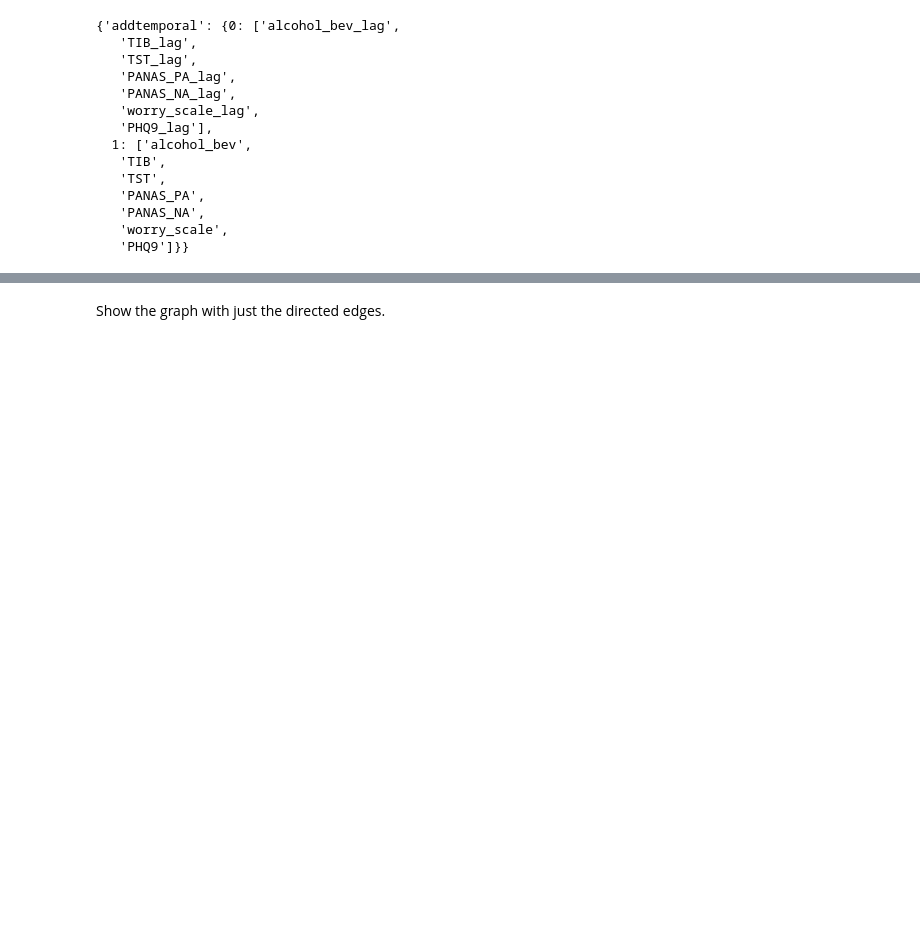
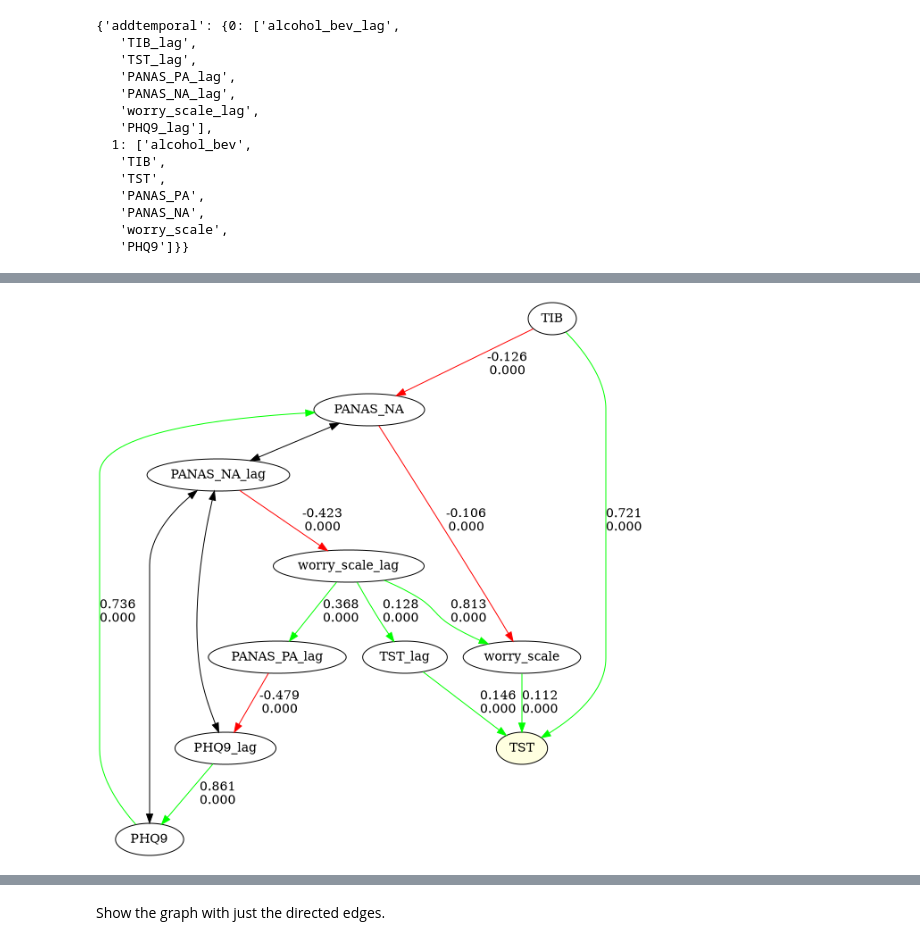
Before and after one commit to kelvinlim/fastcausal, a Jupyter notebook: fastcausal_demo_short.ipynb, the cells around one changed output, grey strips where cells are left out. Saved outputs shown, nothing was run; the diff lists cells and outputs as text; code cells hidden in the pictures; blank space fills up the shorter version.

```diff
--- a/fastcausal_demo_short.ipynb
+++ b/fastcausal_demo_short.ipynb
@@ -121,0 +154,9 @@ result, graph = fc.run_search(
+# %%
+from fastcausal.pipeline.metrics import get_ancestor_subgraph
+
+tst_graph = get_ancestor_subgraph(graph, ["TST"], mode='definite')
+
+# print the edges in the tst_graph
+print(f"Edges: {len(tst_graph.edges)}")
+for e in tst_graph.edges:
+    print(f"  {e}")
@@ -122,2 +180,9 @@ result, graph = fc.run_search(
+# %%
+
+fc.show_graph(tst_graph,
+              directed_only=True,
+              node_styles=[{"pattern": "TST", "style": "filled", "fillcolor": "lightyellow"}])
+# %% [output]
+[figure, added]
 # %%
 fc.show_graph(graph)
```
Also changed, not shown: parts of 13 cells of this notebook, 5 other files.
